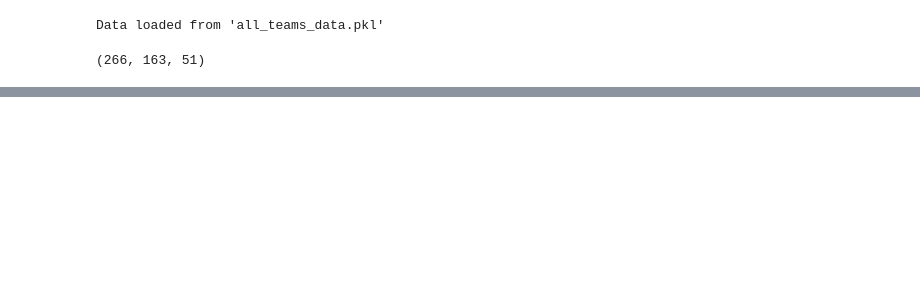
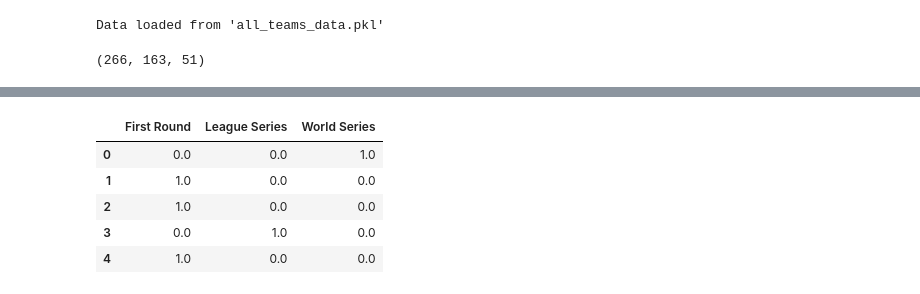
Before and after one commit to brandonskeele/baseball-postseason, a Jupyter notebook: team-model.ipynb, the cells around one changed output, grey strips where cells are left out. Drawn from its saved outputs; the diff is of its cells as text; code cells hidden in the pictures; blank space fills up the shorter version.

```diff
--- a/team-model.ipynb
+++ b/team-model.ipynb
@@ -30,3 +29,15 @@ success = success.to_numpy()
+# %%
+map = True
+
+playoff_teams = pd.read_csv('playoff_teams.csv')
+success = playoff_teams['Level of Success']
+if map:
+    mappings = {'WC': 'First Round', 'DS': 'First Round', 'LS': 'League Series', 'WS': 'World Series', 'C': 'World Series'}
+    success = success.map(mappings)
+success = success.to_numpy()
+
+class_weights = compute_class_weight(class_weight='balanced', classes=np.unique(success), y=success)
+class_weights = dict(enumerate(class_weights))
 # %%
 categories, inverse = np.unique(success, return_inverse=True)
 y_all = np.zeros((success.size, categories.size))
@@ -121,0 +185,9 @@ team_model.evaluate(X_test, y_test)
+# %%
+y_test_temp.head()
+# %% [output]
+|  | First Round | League Series | World Series |
+| 0 | 0.0 | 0.0 | 1.0 |
+| 1 | 1.0 | 0.0 | 0.0 |
+| 2 | 1.0 | 0.0 | 0.0 |
+| 3 | 0.0 | 1.0 | 0.0 |
+| 4 | 1.0 | 0.0 | 0.0 |
```
Also changed, not shown: parts of 19 cells of this notebook, 7 other files.
